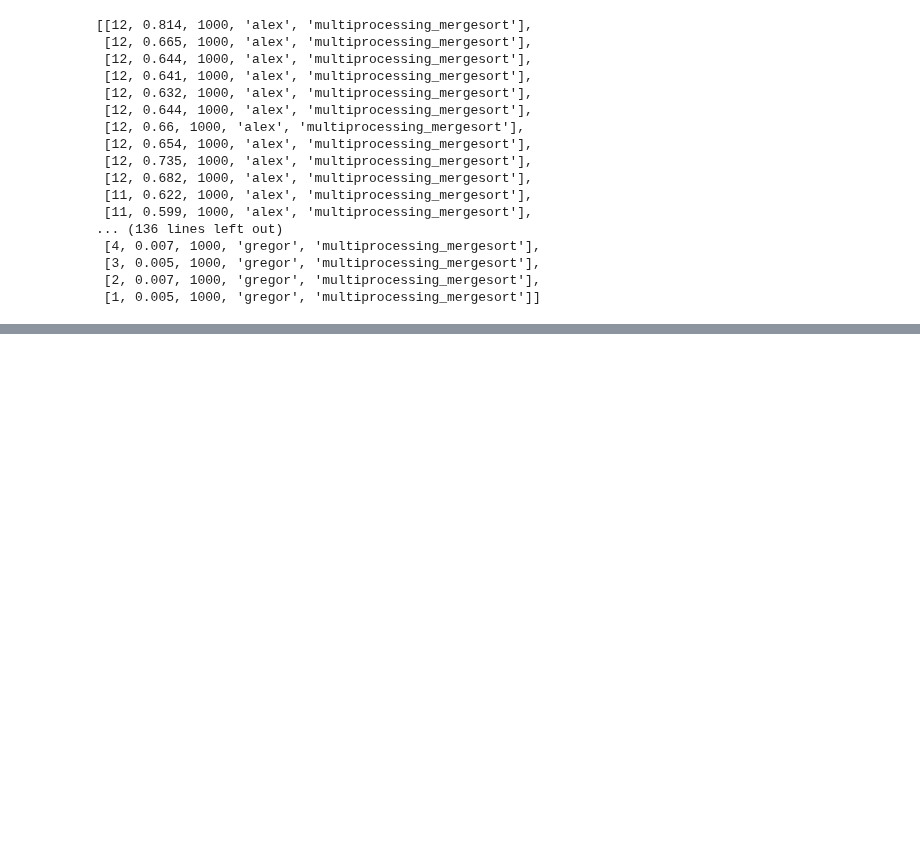
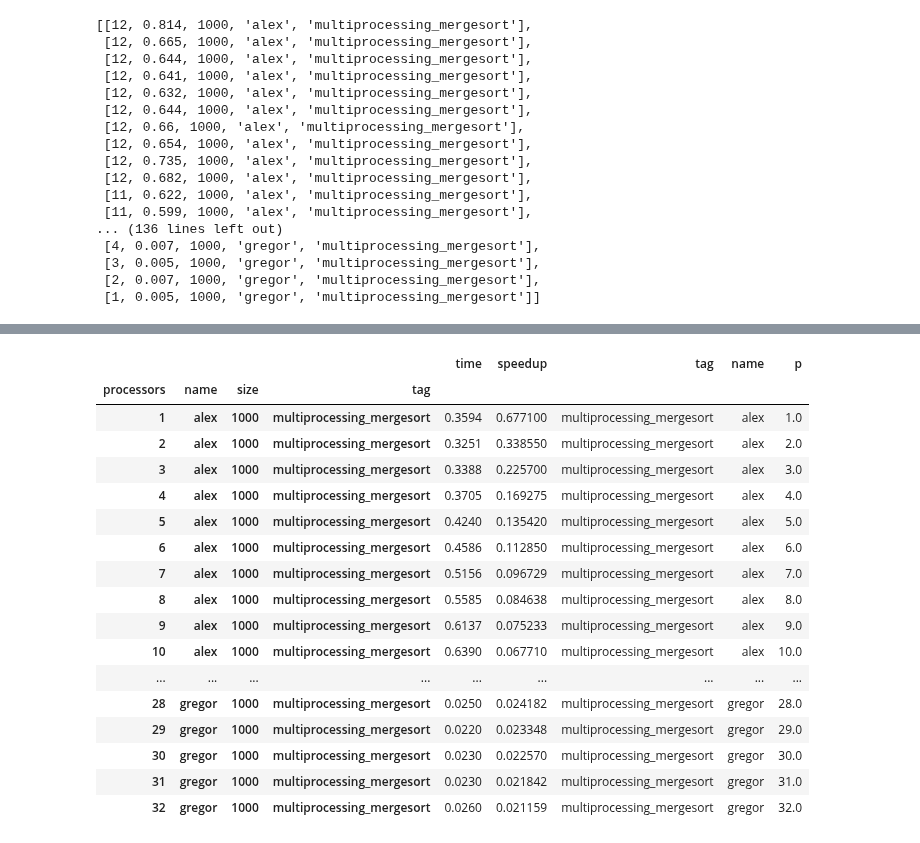
Before and after one commit to cloudmesh/cloudmesh-mpi, a Jupyter notebook: examples/sort/a.ipynb, the cells around one changed output, grey strips where cells are left out. Cells and saved outputs as stored; diff of their text form; code cells hidden in the pictures; blank space fills up the shorter version.

```diff
--- a/examples/sort/a.ipynb
+++ b/examples/sort/a.ipynb
@@ -45,3 +38,0 @@ def new_data(data):
-# %%
-for i in range(len(data)):
-    data[i] = new_data(data[i])
@@ -124,0 +99,25 @@ ValueError: too many values to unpack (expected 8)
+# %%
+speedup = pd.DataFrame(avg)
+speedup["p"] = speedup.index.get_level_values(0).astype(float)
+speedup["speedup"] = speedup["time"].max() / speedup["p"]
+# %%
+speedup
+# %% [output]
+|  |  |  |  | time | speedup | tag | name | p |
+| processors | name | size | tag |  |  |  |  |  |
+| 1 | alex | 1000 | multiprocessing_mergesort | 0.3594 | 0.677100 | multiprocessing_mergesort | alex | 1.0 |
+| 2 | alex | 1000 | multiprocessing_mergesort | 0.3251 | 0.338550 | multiprocessing_mergesort | alex | 2.0 |
+| 3 | alex | 1000 | multiprocessing_mergesort | 0.3388 | 0.225700 | multiprocessing_mergesort | alex | 3.0 |
+| 4 | alex | 1000 | multiprocessing_mergesort | 0.3705 | 0.169275 | multiprocessing_mergesort | alex | 4.0 |
+| 5 | alex | 1000 | multiprocessing_mergesort | 0.4240 | 0.135420 | multiprocessing_mergesort | alex | 5.0 |
+| 6 | alex | 1000 | multiprocessing_mergesort | 0.4586 | 0.112850 | multiprocessing_mergesort | alex | 6.0 |
+| 7 | alex | 1000 | multiprocessing_mergesort | 0.5156 | 0.096729 | multiprocessing_mergesort | alex | 7.0 |
+| 8 | alex | 1000 | multiprocessing_mergesort | 0.5585 | 0.084638 | multiprocessing_mergesort | alex | 8.0 |
+| 9 | alex | 1000 | multiprocessing_mergesort | 0.6137 | 0.075233 | multiprocessing_mergesort | alex | 9.0 |
+| 10 | alex | 1000 | multiprocessing_mergesort | 0.6390 | 0.067710 | multiprocessing_mergesort | alex | 10.0 |
+| ... | ... | ... | ... | ... | ... | ... | ... | ... |
+| 28 | gregor | 1000 | multiprocessing_mergesort | 0.0250 | 0.024182 | multiprocessing_mergesort | gregor | 28.0 |
+| 29 | gregor | 1000 | multiprocessing_mergesort | 0.0220 | 0.023348 | multiprocessing_mergesort | gregor | 29.0 |
+| 30 | gregor | 1000 | multiprocessing_mergesort | 0.0230 | 0.022570 | multiprocessing_mergesort | gregor | 30.0 |
+| 31 | gregor | 1000 | multiprocessing_mergesort | 0.0230 | 0.021842 | multiprocessing_mergesort | gregor | 31.0 |
+| 32 | gregor | 1000 | multiprocessing_mergesort | 0.0260 | 0.021159 | multiprocessing_mergesort | gregor | 32.0 |
```
Also changed, not shown: parts of 15 cells of this notebook.
